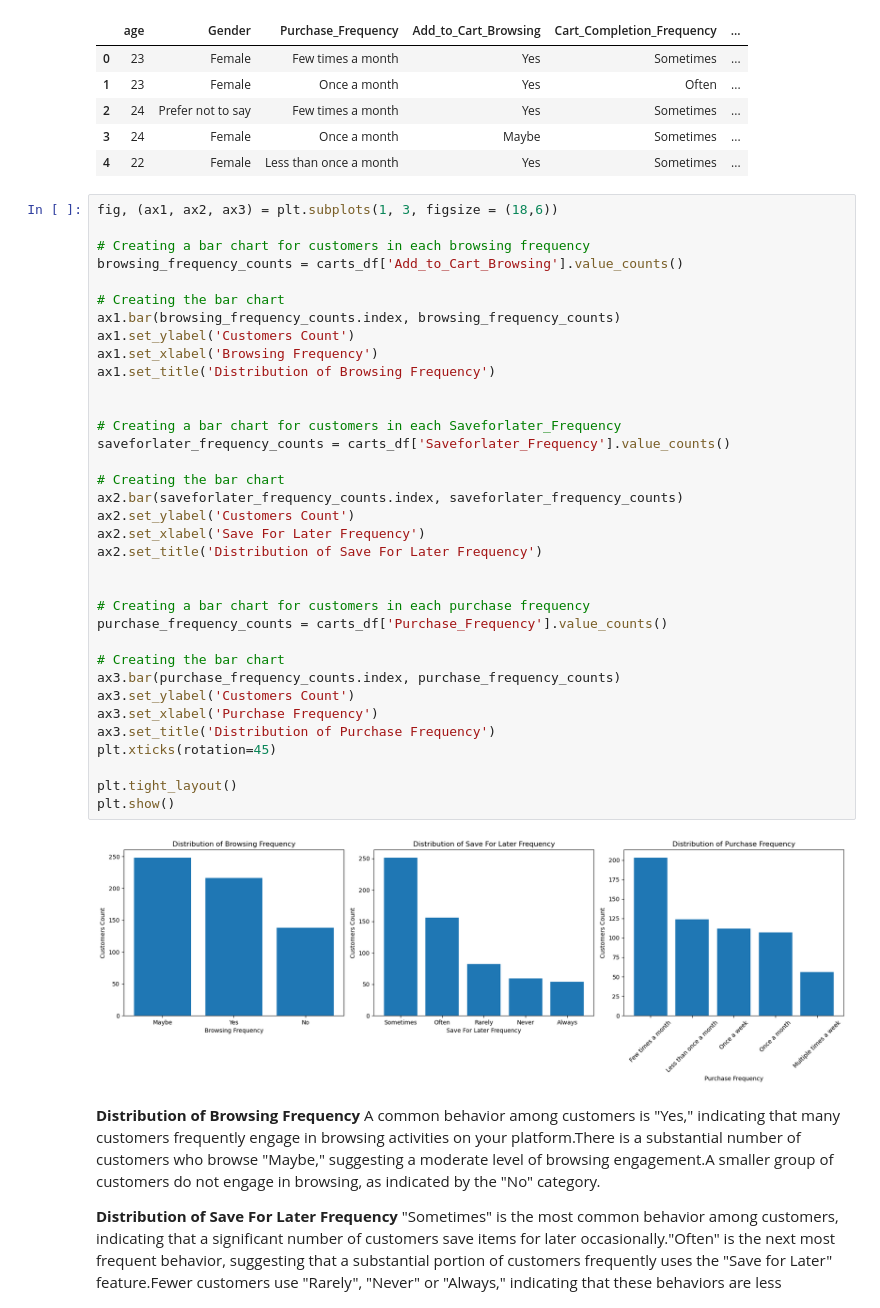
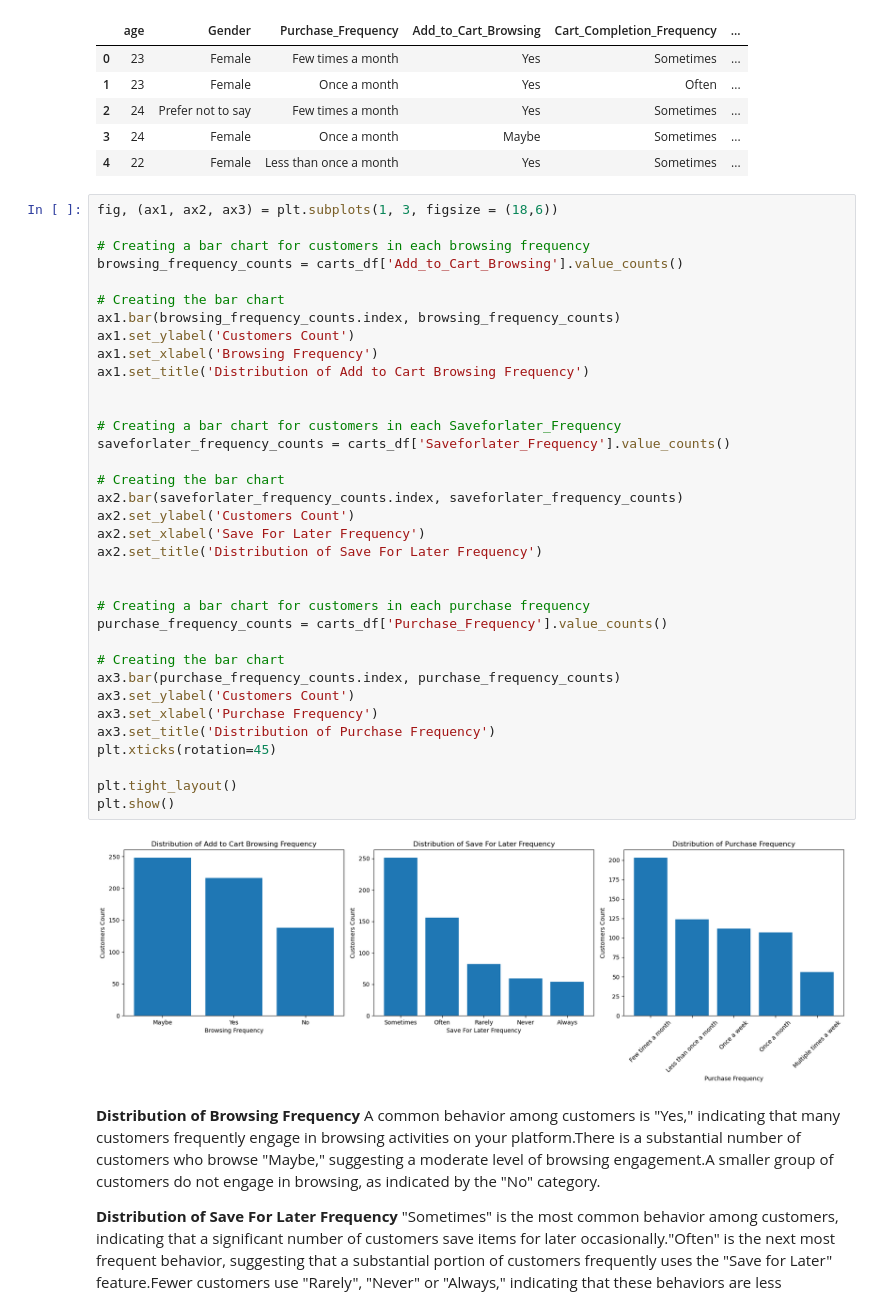
Before and after one commit to rubyghabboun/project1_sudowoodo1, a Jupyter notebook: aida_carts_behavior.ipynb, the cells around one changed output. Drawn from its saved outputs; the diff is of its cells as text.

```diff
--- a/aida_carts_behavior.ipynb
+++ b/aida_carts_behavior.ipynb
@@ -147,35 +147,35 @@ browsing_frequency_counts = carts_df['Add_to_Cart_Browsing'].value_counts()
 
 # Creating the bar chart
 ax1.bar(browsing_frequency_counts.index, browsing_frequency_counts)
 ax1.set_ylabel('Customers Count')
 ax1.set_xlabel('Browsing Frequency')
-ax1.set_title('Distribution of Browsing Frequency')
+ax1.set_title('Distribution of Add to Cart Browsing Frequency')
 
 
 # Creating a bar chart for customers in each Saveforlater_Frequency
 saveforlater_frequency_counts = carts_df['Saveforlater_Frequency'].value_counts()
 
 # Creating the bar chart
 ax2.bar(saveforlater_frequency_counts.index, saveforlater_frequency_counts)
 ax2.set_ylabel('Customers Count')
 ax2.set_xlabel('Save For Later Frequency')
 ax2.set_title('Distribution of Save For Later Frequency')
 
 
 # Creating a bar chart for customers in each purchase frequency
 purchase_frequency_counts = carts_df['Purchase_Frequency'].value_counts()
 
 # Creating the bar chart
 ax3.bar(purchase_frequency_counts.index, purchase_frequency_counts)
 ax3.set_ylabel('Customers Count')
 ax3.set_xlabel('Purchase Frequency')
 ax3.set_title('Distribution of Purchase Frequency')
 plt.xticks(rotation=45)
 
 plt.tight_layout()
 plt.show()
 # %% [output]
-[figure, old version]
+[figure, new version]
 # %% [markdown]
 **Distribution of Browsing Frequency** A common behavior among customers is "Yes," indicating that many customers frequently engage in browsing activities on your platform.There is a substantial number of customers who browse "Maybe," suggesting a moderate level of browsing engagement.A smaller group of customers do not engage in browsing, as indicated by the "No" category.
 
```
Also changed, not shown: parts of 2 cells of this notebook.
